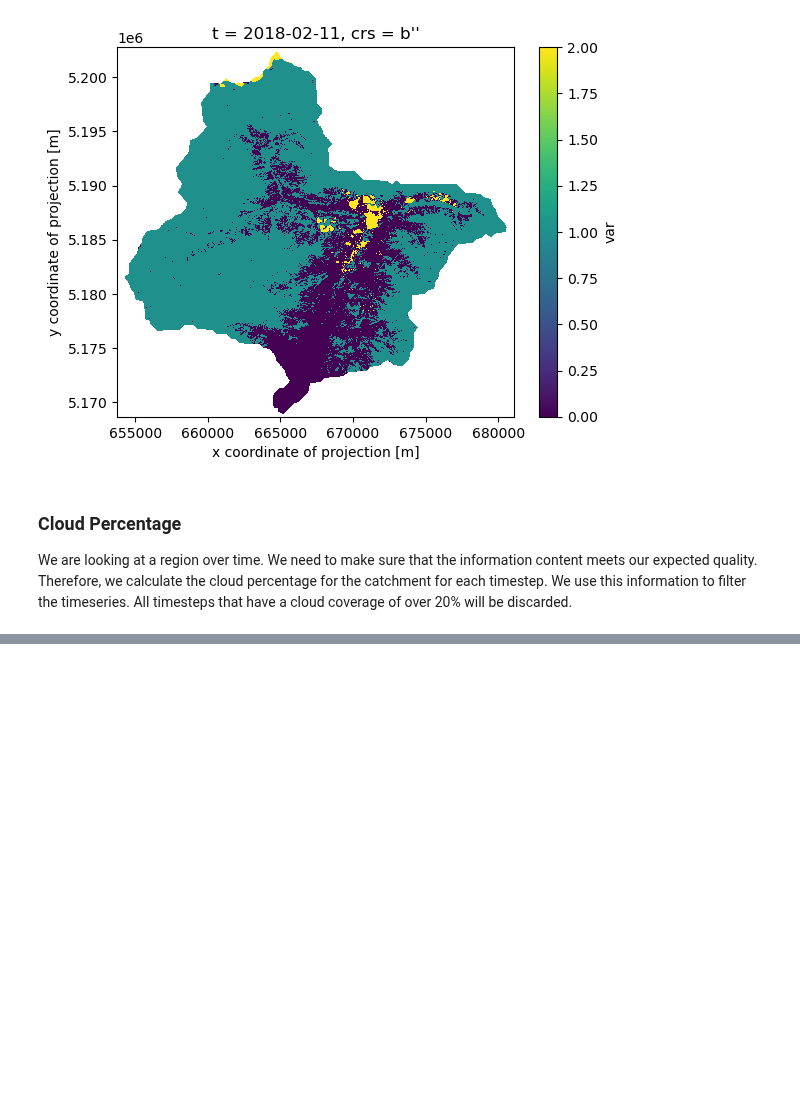
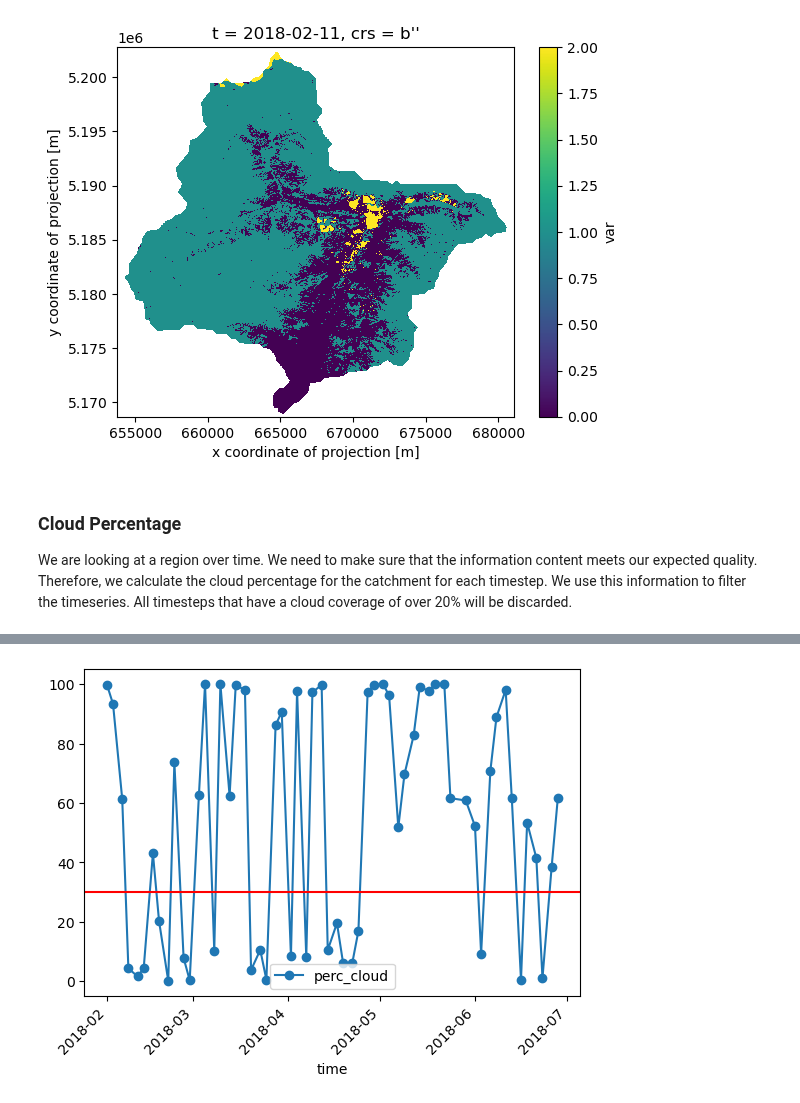
Before and after one commit to EO-College/cubes-and-clouds, a Jupyter notebook: lectures/3.1_data_processing/exercises/31_data_processing_cdse.ipynb, the cells around one changed output, grey strips where cells are left out. Saved outputs shown, nothing was run; the diff lists cells and outputs as text; code cells hidden in the pictures; blank space fills up the shorter version.

```diff
--- a/lectures/3.1_data_processing/exercises/31_data_processing_cdse.ipynb
+++ b/lectures/3.1_data_processing/exercises/31_data_processing_cdse.ipynb
@@ -220,6 +240,6 @@ n_cloud.download('data/n_cloud.json')
 # %%
-# load number of clouded pixels per time step
-with open("data/n_cloud.json","r") as file:
-    n_cloud_json = json.load(file)
+# load number of valid and clouded pixels per time step
+with open("data/timeseries.json","r") as file:
+    n_pixels_json = json.load(file)
 # %%
 # check the first 5 entries
@@ -258,0 +253,14 @@ plt.show()
+# %%
+# get the values out of the dictionary
+dates = [k for k in n_pixels_json]
+n_catchment_vals = [n_pixels_json[k][0][0] for k in n_pixels_json]
+n_cloud_vals = [n_pixels_json[k][0][1] for k in n_pixels_json]
+# %%
+data = {
+        "time":pd.to_datetime(dates),
+        "n_catchment_vals":n_catchment_vals,
+        "n_cloud_vals":n_cloud_vals
+       }
+df = pd.DataFrame(data=data).set_index("time")
+df = df.sort_values(axis=0,by="time")
+df[:5]
@@ -258,0 +275,5 @@ plt.show()
+# %%
+# divide the number of cloudy pixels by the number of total pixels = cloud percentage
+perc_cloud = df["n_cloud_vals"].values / df["n_catchment_vals"].values * 100
+df["perc_cloud"] = perc_cloud
+df[:5]
@@ -258,0 +288,7 @@ plt.show()
+# %%
+# plot the cloud percentage and a threshold
+df.plot(y="perc_cloud",rot=45,kind="line",marker='o')
+plt.axhline(y = 30, color = "r", linestyle = "-")
+plt.show()
+# %% [output]
+[figure, added]
```
Also changed, not shown: parts of 46 cells of this notebook, 1 other file.
